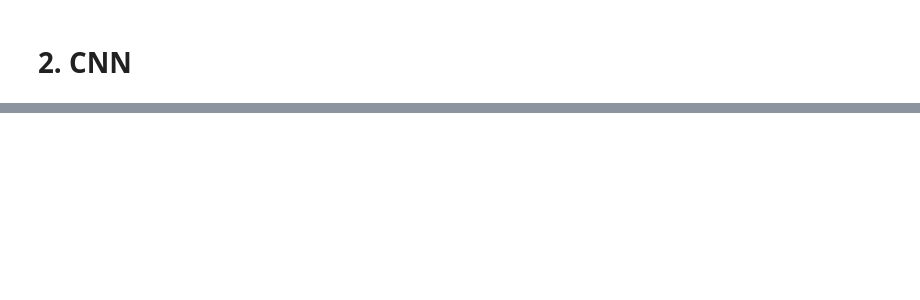
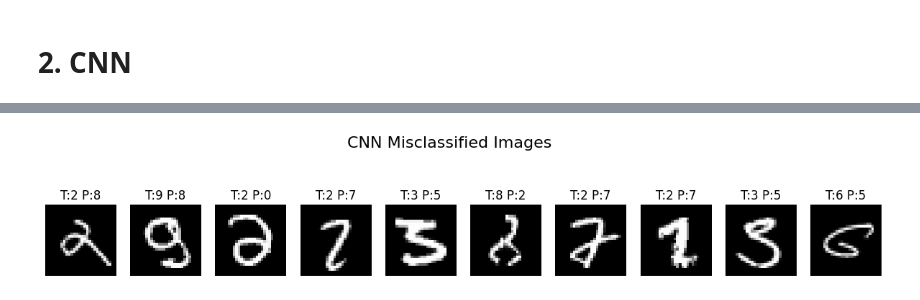
Before and after one commit to GhiasAli17/Models-Evaluation-on-MNIST, a Jupyter notebook: main.ipynb, the cells around one changed output, grey strips where cells are left out. Cells and saved outputs as stored; diff of their text form; code cells hidden in the pictures; blank space fills up the shorter version.

```diff
--- a/main.ipynb
+++ b/main.ipynb
@@ -165,0 +221,5 @@ plotGraph(history_cnn, "CNN", "CNN Accuracy and Loss")
+# %%
+misclassified_cnn = np.where(test_preds_cnn != test_labels_cnn)[0]
+plot_misclassified_images(misclassified_cnn, x_test_nn.squeeze(), y_test_nn, test_preds_cnn, "CNN Misclassified Images")
+# %% [output]
+[figure, added]
```
Also changed, not shown: parts of 26 cells of this notebook, 2 other files.
